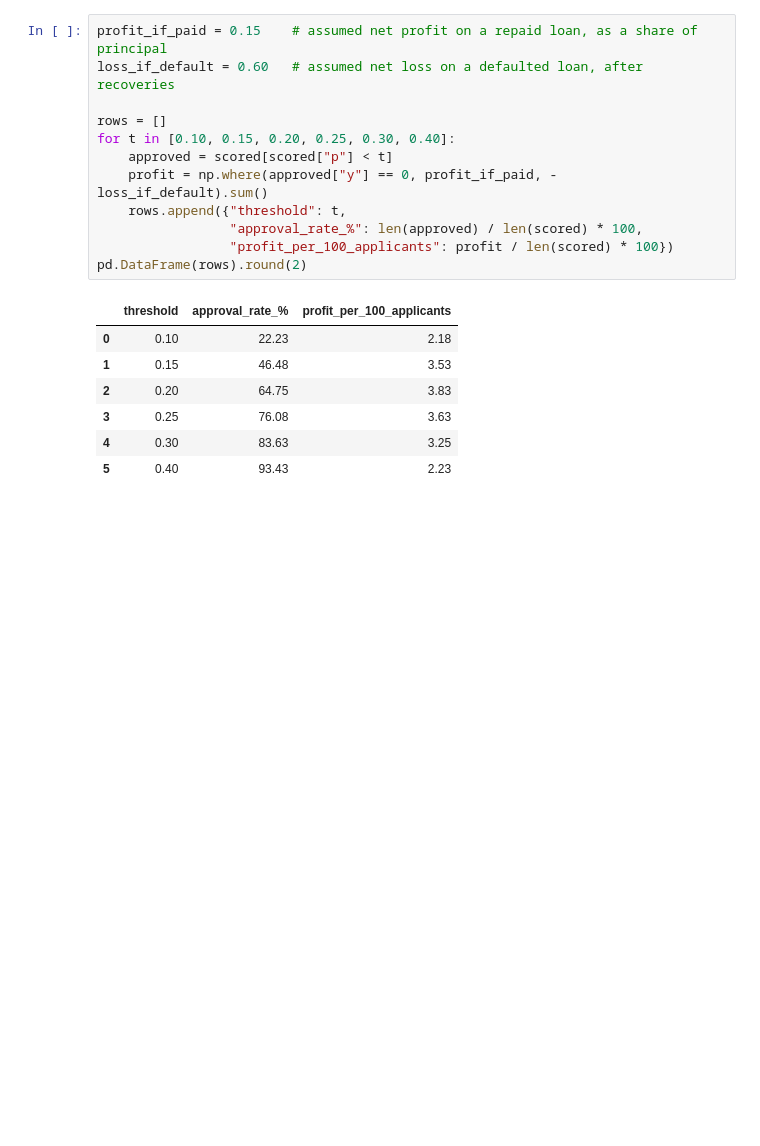
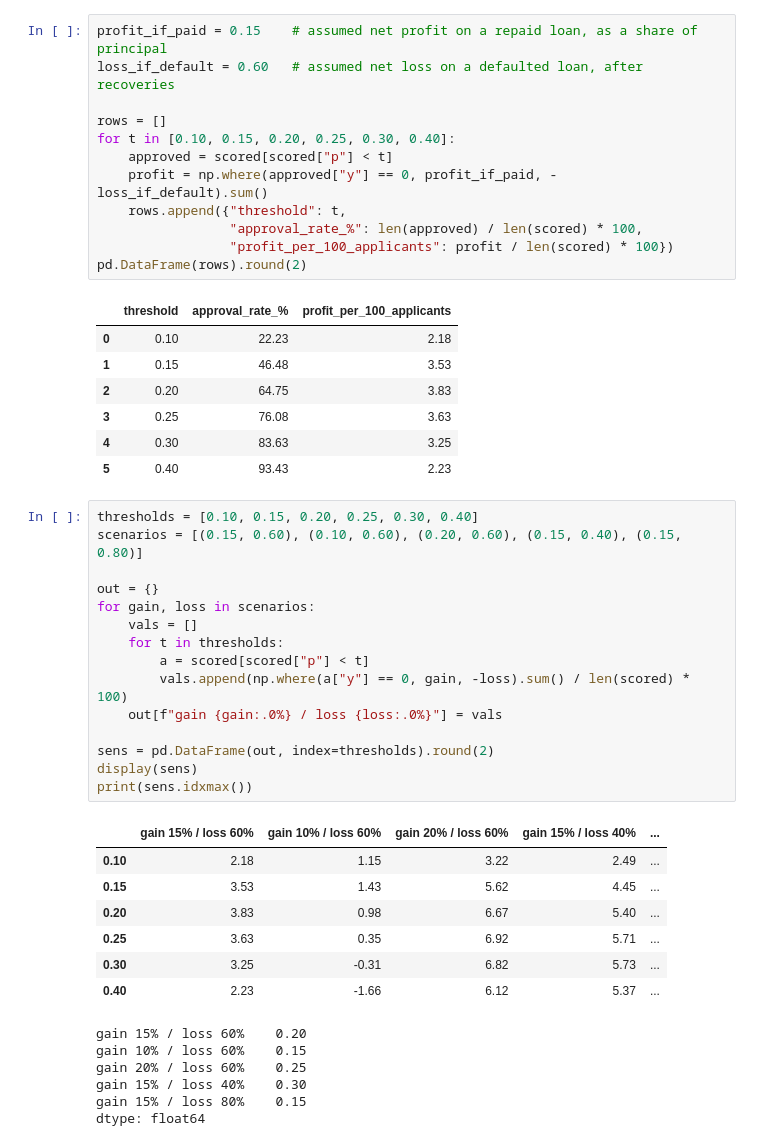
Before and after one commit to benjaminfrankpham-del/lending-club-credit-risk, a Jupyter notebook: notebooks/04_modeling.ipynb, the cells around one changed output. Saved outputs shown, nothing was run; the diff lists cells and outputs as text; blank space fills up the shorter version.

```diff
--- a/notebooks/04_modeling.ipynb
+++ b/notebooks/04_modeling.ipynb
@@ -198,3 +198,32 @@ pd.DataFrame(rows).round(2)
 | 3 | 0.25 | 76.08 | 3.63 |
 | 4 | 0.30 | 83.63 | 3.25 |
 | 5 | 0.40 | 93.43 | 2.23 |
+# %%
+thresholds = [0.10, 0.15, 0.20, 0.25, 0.30, 0.40]
+scenarios = [(0.15, 0.60), (0.10, 0.60), (0.20, 0.60), (0.15, 0.40), (0.15, 0.80)]
+
+out = {}
+for gain, loss in scenarios:
+    vals = []
+    for t in thresholds:
+        a = scored[scored["p"] < t]
+        vals.append(np.where(a["y"] == 0, gain, -loss).sum() / len(scored) * 100)
+    out[f"gain {gain:.0%} / loss {loss:.0%}"] = vals
+
+sens = pd.DataFrame(out, index=thresholds).round(2)
+display(sens)
+print(sens.idxmax())
+# %% [output]
+|  | gain 15% / loss 60% | gain 10% / loss 60% | gain 20% / loss 60% | gain 15% / loss 40% | ... |
+| 0.10 | 2.18 | 1.15 | 3.22 | 2.49 | ... |
+| 0.15 | 3.53 | 1.43 | 5.62 | 4.45 | ... |
+| 0.20 | 3.83 | 0.98 | 6.67 | 5.40 | ... |
+| 0.25 | 3.63 | 0.35 | 6.92 | 5.71 | ... |
+| 0.30 | 3.25 | -0.31 | 6.82 | 5.73 | ... |
+| 0.40 | 2.23 | -1.66 | 6.12 | 5.37 | ... |
+gain 15% / loss 60%    0.20
+gain 10% / loss 60%    0.15
+gain 20% / loss 60%    0.25
+gain 15% / loss 40%    0.30
+gain 15% / loss 80%    0.15
+dtype: float64
```
Also changed, not shown: parts of 1 cell of this notebook.
